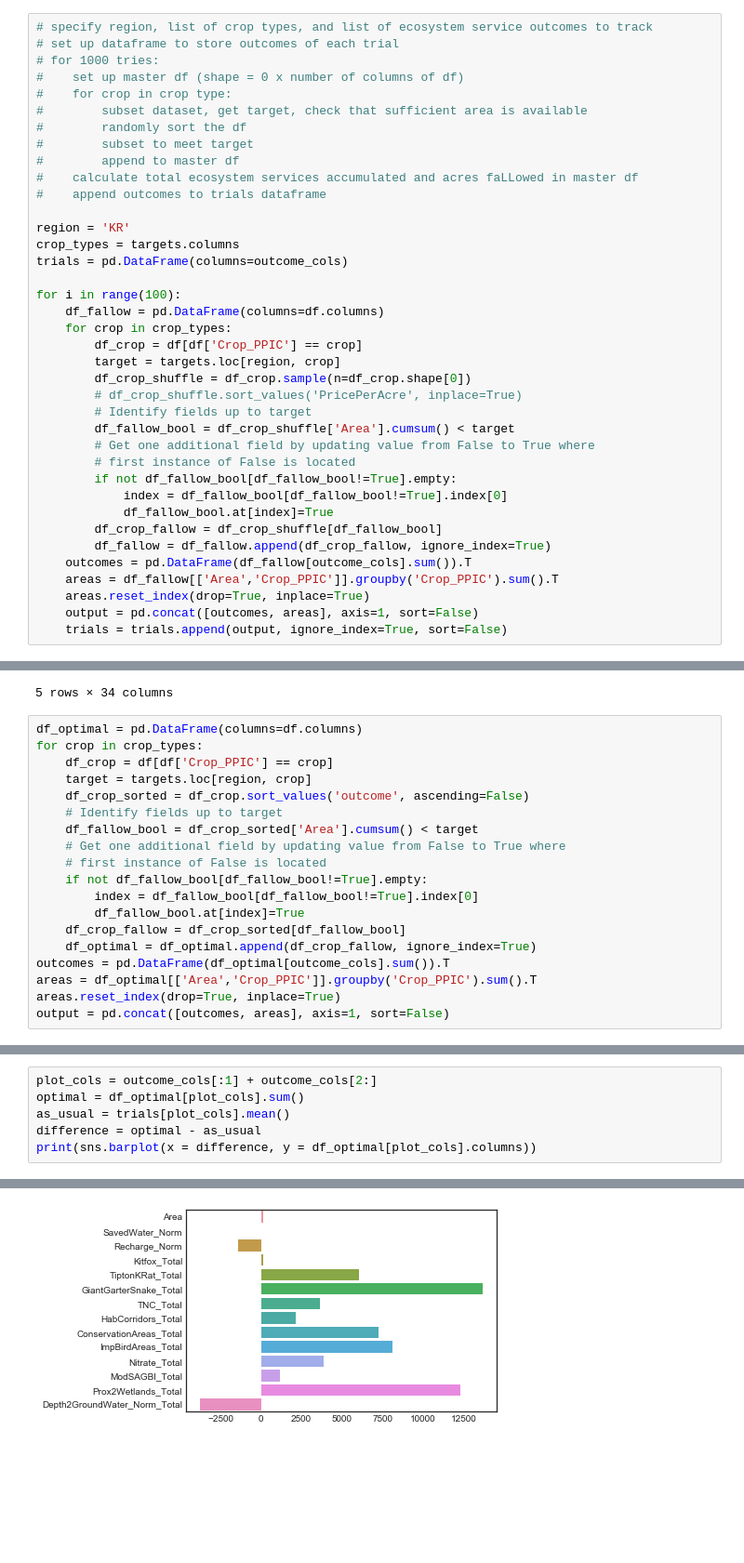
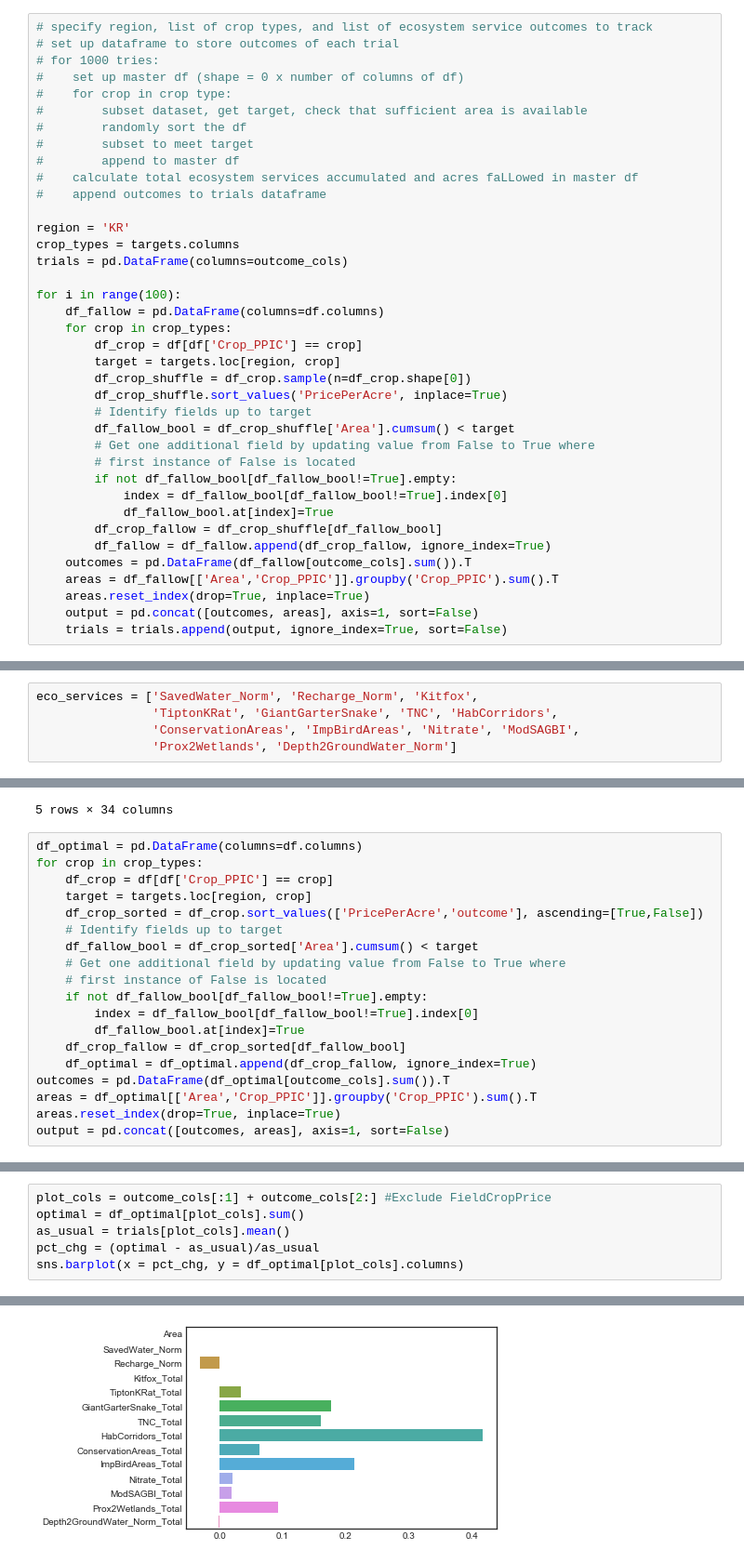
Before and after one commit to eanderson-ei/cv-mbom, a Jupyter notebook: notebooks/business-as-usual.ipynb, the cells around one changed output, grey strips where cells are left out. Shown: that part at 93% size. Cells and saved outputs as stored; diff of their text form; blank space fills up the shorter version.

```diff
--- a/notebooks/business-as-usual.ipynb
+++ b/notebooks/business-as-usual.ipynb
@@ -191,7 +191,7 @@ for i in range(100):
         df_crop = df[df['Crop_PPIC'] == crop]
         target = targets.loc[region, crop]
         df_crop_shuffle = df_crop.sample(n=df_crop.shape[0])
-        # df_crop_shuffle.sort_values('PricePerAcre', inplace=True)
+        df_crop_shuffle.sort_values('PricePerAcre', inplace=True)
         # Identify fields up to target
         df_fallow_bool = df_crop_shuffle['Area'].cumsum() < target
         # Get one additional field by updating value from False to True where
@@ -274 +279,6 @@ eco_services = outcome_cols[2:]
+# %%
+eco_services = ['SavedWater_Norm', 'Recharge_Norm', 'Kitfox',
+                'TiptonKRat', 'GiantGarterSnake', 'TNC', 'HabCorridors',
+                'ConservationAreas', 'ImpBirdAreas', 'Nitrate', 'ModSAGBI',
+                'Prox2Wetlands', 'Depth2GroundWater_Norm']
 # %%
@@ -324,7 +332,7 @@ df_optimal = pd.DataFrame(columns=df.columns)
 for crop in crop_types:
     df_crop = df[df['Crop_PPIC'] == crop]
     target = targets.loc[region, crop]
-    df_crop_sorted = df_crop.sort_values('outcome', ascending=False)
+    df_crop_sorted = df_crop.sort_values(['PricePerAcre','outcome'], ascending=[True,False])
     # Identify fields up to target
     df_fallow_bool = df_crop_sorted['Area'].cumsum() < target
     # Get one additional field by updating value from False to True where
@@ -355,8 +363,8 @@ df_optimal.head(10)
 10 rows × 34 columns
 # %%
-plot_cols = outcome_cols[:1] + outcome_cols[2:]
+plot_cols = outcome_cols[:1] + outcome_cols[2:] #Exclude FieldCropPrice
 optimal = df_optimal[plot_cols].sum()
 as_usual = trials[plot_cols].mean()
-difference = optimal - as_usual
-print(sns.barplot(x = difference, y = df_optimal[plot_cols].columns))
+pct_chg = (optimal - as_usual)/as_usual
+sns.barplot(x = pct_chg, y = df_optimal[plot_cols].columns)
 # %% [output]
@@ -364 +372 @@ AxesSubplot(0.125,0.125;0.775x0.755)
-[figure, old version]
+[figure, new version]
```
Also changed, not shown: parts of 19 cells of this notebook, 3 other files.
